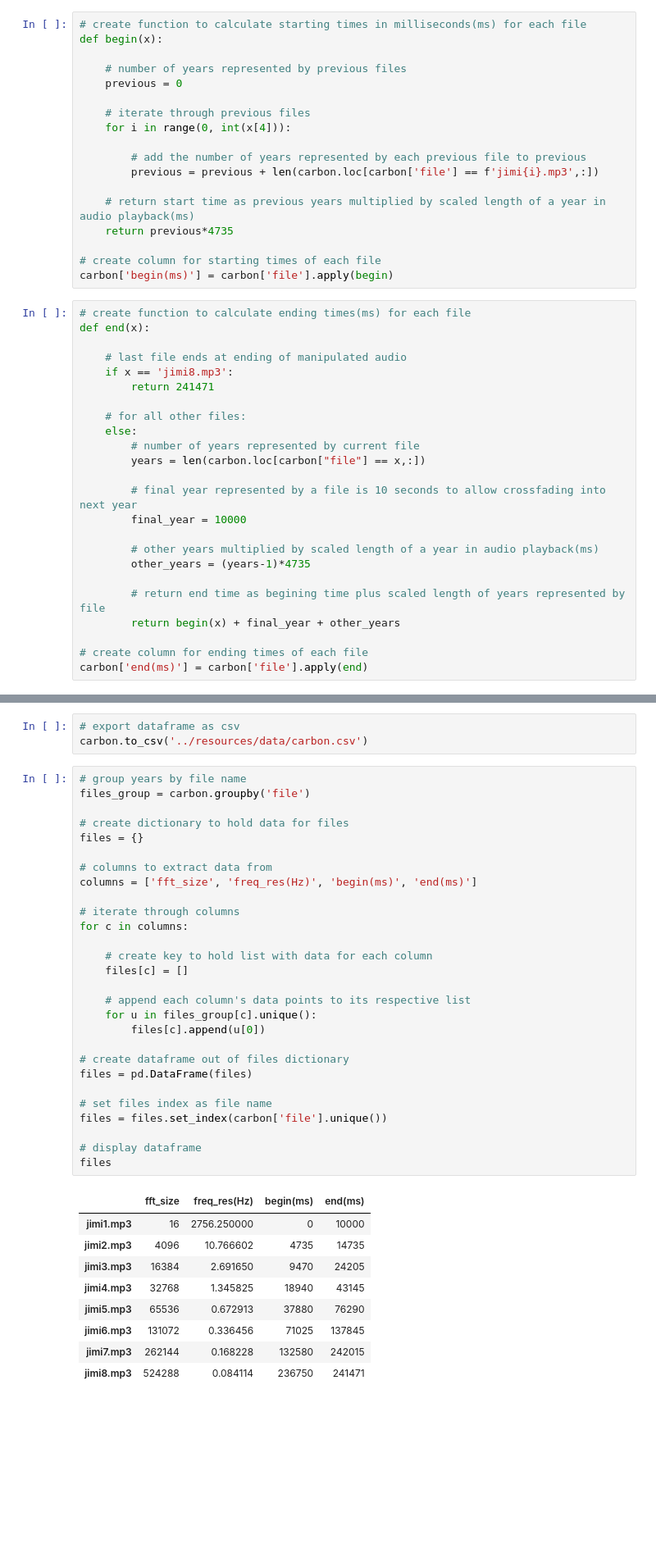
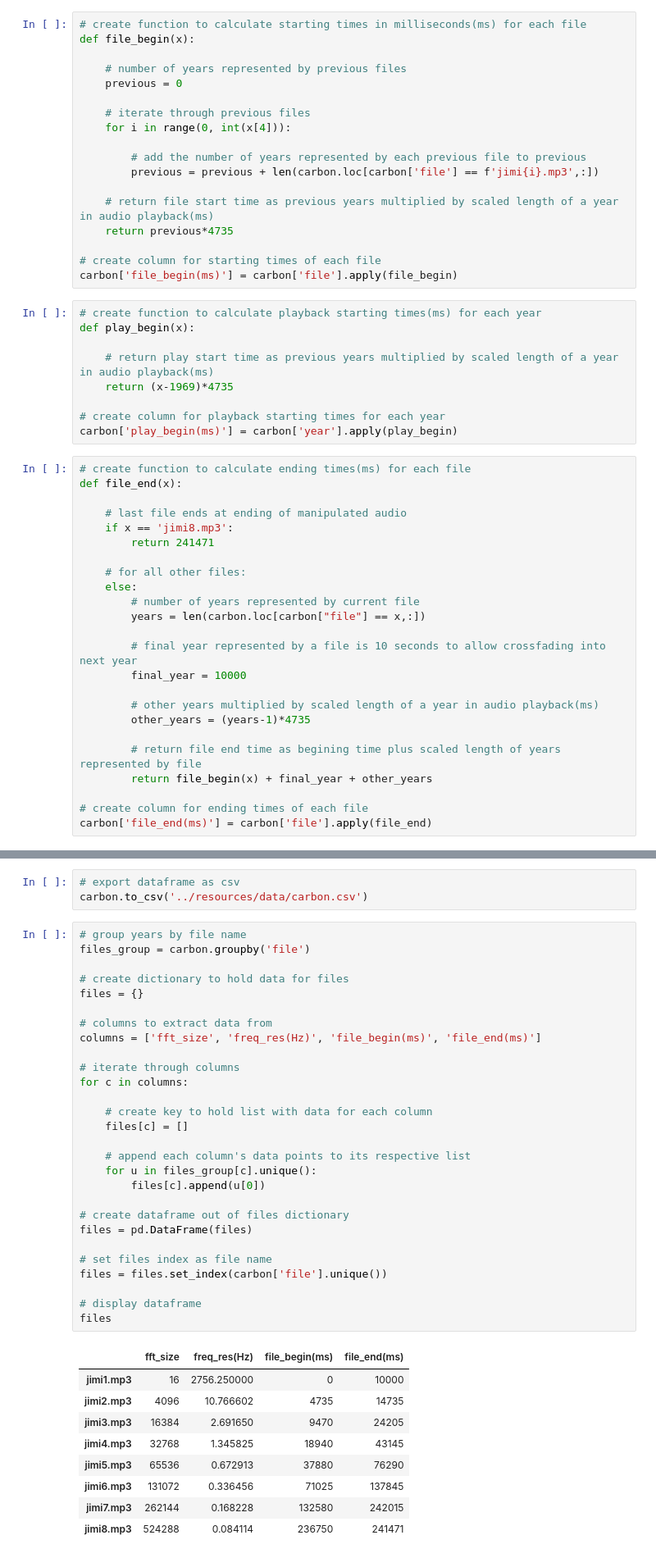
Before and after one commit to IIVIIIII/ASCC, a Jupyter notebook: notebook/assc.ipynb, the cells around one changed output, grey strips where cells are left out. Shown at 82% size. Cells and saved outputs as stored; diff of their text form; blank space fills up the shorter version.

Commit message:
add playback start time for each year

```diff
--- a/notebook/assc.ipynb
+++ b/notebook/assc.ipynb
@@ -62,7 +62,7 @@ def file(x):
 carbon['file'] = carbon['fft_size'].apply(file)
 # %%
 # create function to calculate starting times in milliseconds(ms) for each file
-def begin(x):
+def file_begin(x):
 
     # number of years represented by previous files
     previous = 0
@@ -73,14 +73,23 @@ def begin(x):
         # add the number of years represented by each previous file to previous
         previous = previous + len(carbon.loc[carbon['file'] == f'jimi{i}.mp3',:])
 
-    # return start time as previous years multiplied by scaled length of a year in audio playback(ms)
+    # return file start time as previous years multiplied by scaled length of a year in audio playback(ms)
     return previous*4735
 
 # create column for starting times of each file
-carbon['begin(ms)'] = carbon['file'].apply(begin)
+carbon['file_begin(ms)'] = carbon['file'].apply(file_begin)
+# %%
+# create function to calculate playback starting times(ms) for each year
+def play_begin(x):
+
+    # return play start time as previous years multiplied by scaled length of a year in audio playback(ms)
+    return (x-1969)*4735
+
+# create column for playback starting times for each year
+carbon['play_begin(ms)'] = carbon['year'].apply(play_begin)
 # %%
 # create function to calculate ending times(ms) for each file
-def end(x):
+def file_end(x):
 
     # last file ends at ending of manipulated audio
     if x == 'jimi8.mp3':
@@ -97,11 +106,11 @@ def end(x):
         # other years multiplied by scaled length of a year in audio playback(ms)
         other_years = (years-1)*4735
 
-        # return end time as begining time plus scaled length of years represented by file
-        return begin(x) + final_year + other_years
+        # return file end time as begining time plus scaled length of years represented by file
+        return file_begin(x) + final_year + other_years
 
 # create column for ending times of each file
-carbon['end(ms)'] = carbon['file'].apply(end)
+carbon['file_end(ms)'] = carbon['file'].apply(file_end)
 # %%
 # display full dataframe
 carbon
@@ -129,33 +138,33 @@ carbon.to_csv('../resources/data/carbon.csv')
 # %%
 # group years by file name
 files_group = carbon.groupby('file')
 
 # create dictionary to hold data for files
 files = {}
 
 # columns to extract data from
-columns = ['fft_size', 'freq_res(Hz)', 'begin(ms)', 'end(ms)']
+columns = ['fft_size', 'freq_res(Hz)', 'file_begin(ms)', 'file_end(ms)']
 
 # iterate through columns
 for c in columns:
 
     # create key to hold list with data for each column
     files[c] = []
 
     # append each column's data points to its respective list
     for u in files_group[c].unique():
         files[c].append(u[0])
 
 # create dataframe out of files dictionary
 files = pd.DataFrame(files)
 
 # set files index as file name
 files = files.set_index(carbon['file'].unique())
 
 # display dataframe
 files
 # %% [output]
-|  | fft_size | freq_res(Hz) | begin(ms) | end(ms) |
+|  | fft_size | freq_res(Hz) | file_begin(ms) | file_end(ms) |
 | jimi1.mp3 | 16 | 2756.250000 | 0 | 10000 |
 | jimi2.mp3 | 4096 | 10.766602 | 4735 | 14735 |
 | jimi3.mp3 | 16384 | 2.691650 | 9470 | 24205 |
```
Also changed, not shown: parts of 1 cell of this notebook, 1 other file.
